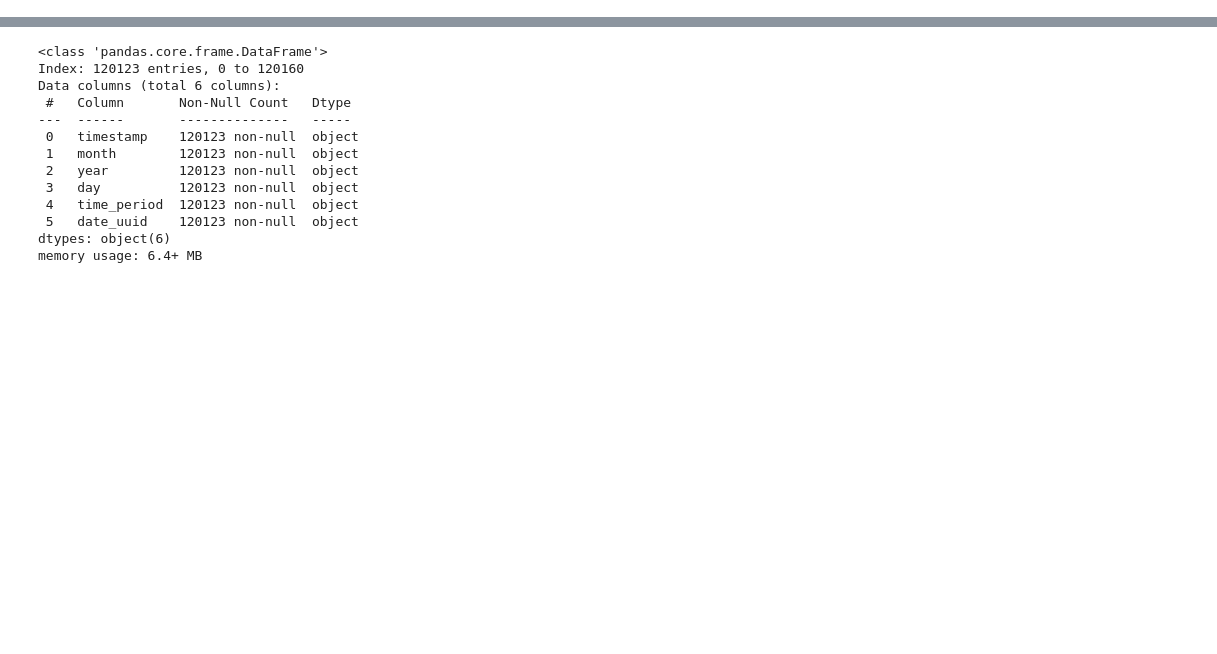
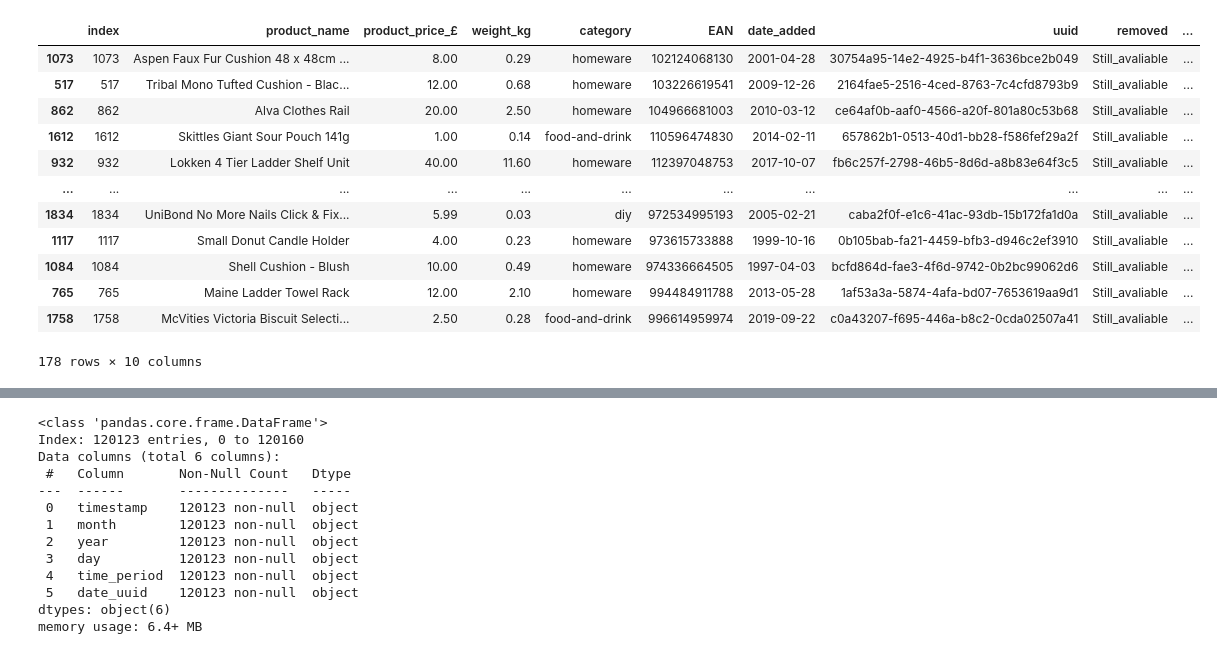
Before and after one commit to raweru/multinational-retail-data-centralisation, a Jupyter notebook: cleaner.ipynb, the cells around one changed output, grey strips where cells are left out. Saved outputs shown, nothing was run; the diff lists cells and outputs as text; code cells hidden in the pictures; blank space fills up the shorter version.

```diff
--- a/cleaner.ipynb
+++ b/cleaner.ipynb
@@ -15,0 +51,17 @@ if __name__ == '__main__':
+# %%
+max_length = product_data[product_data["EAN"].apply(lambda x: len(x) != 13)]
+max_length
+# %% [output]
+|  | index | product_name | product_price_£ | weight_kg | category | EAN | date_added | uuid | removed | ... |
+| 1073 | 1073 | Aspen Faux Fur Cushion 48 x 48cm ... | 8.00 | 0.29 | homeware | 102124068130 | 2001-04-28 | 30754a95-14e2-4925-b4f1-3636bce2b049 | Still_avaliable | ... |
+| 517 | 517 | Tribal Mono Tufted Cushion - Blac... | 12.00 | 0.68 | homeware | 103226619541 | 2009-12-26 | 2164fae5-2516-4ced-8763-7c4cfd8793b9 | Still_avaliable | ... |
+| 862 | 862 | Alva Clothes Rail | 20.00 | 2.50 | homeware | 104966681003 | 2010-03-12 | ce64af0b-aaf0-4566-a20f-801a80c53b68 | Still_avaliable | ... |
+| 1612 | 1612 | Skittles Giant Sour Pouch 141g | 1.00 | 0.14 | food-and-drink | 110596474830 | 2014-02-11 | 657862b1-0513-40d1-bb28-f586fef29a2f | Still_avaliable | ... |
+| 932 | 932 | Lokken 4 Tier Ladder Shelf Unit | 40.00 | 11.60 | homeware | 112397048753 | 2017-10-07 | fb6c257f-2798-46b5-8d6d-a8b83e64f3c5 | Still_avaliable | ... |
+| ... | ... | ... | ... | ... | ... | ... | ... | ... | ... | ... |
+| 1834 | 1834 | UniBond No More Nails Click & Fix... | 5.99 | 0.03 | diy | 972534995193 | 2005-02-21 | caba2f0f-e1c6-41ac-93db-15b172fa1d0a | Still_avaliable | ... |
+| 1117 | 1117 | Small Donut Candle Holder | 4.00 | 0.23 | homeware | 973615733888 | 1999-10-16 | 0b105bab-fa21-4459-bfb3-d946c2ef3910 | Still_avaliable | ... |
+| 1084 | 1084 | Shell Cushion - Blush | 10.00 | 0.49 | homeware | 974336664505 | 1997-04-03 | bcfd864d-fae3-4f6d-9742-0b2bc99062d6 | Still_avaliable | ... |
+| 765 | 765 | Maine Ladder Towel Rack | 12.00 | 2.10 | homeware | 994484911788 | 2013-05-28 | 1af53a3a-5874-4afa-bd07-7653619aa9d1 | Still_avaliable | ... |
+| 1758 | 1758 | McVities Victoria Biscuit Selecti... | 2.50 | 0.28 | food-and-drink | 996614959974 | 2019-09-22 | c0a43207-f695-446a-b8c2-0cda02507a41 | Still_avaliable | ... |
+178 rows × 10 columns
```
Also changed, not shown: parts of 10 cells of this notebook, 4 other files.
